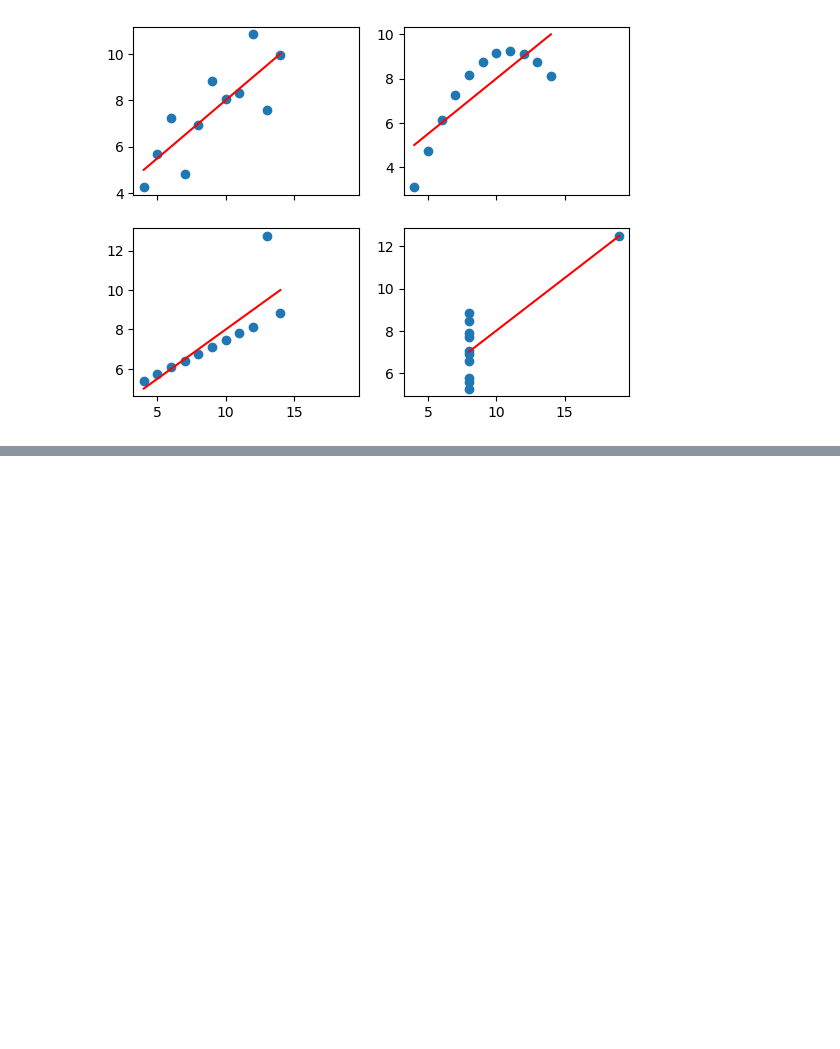
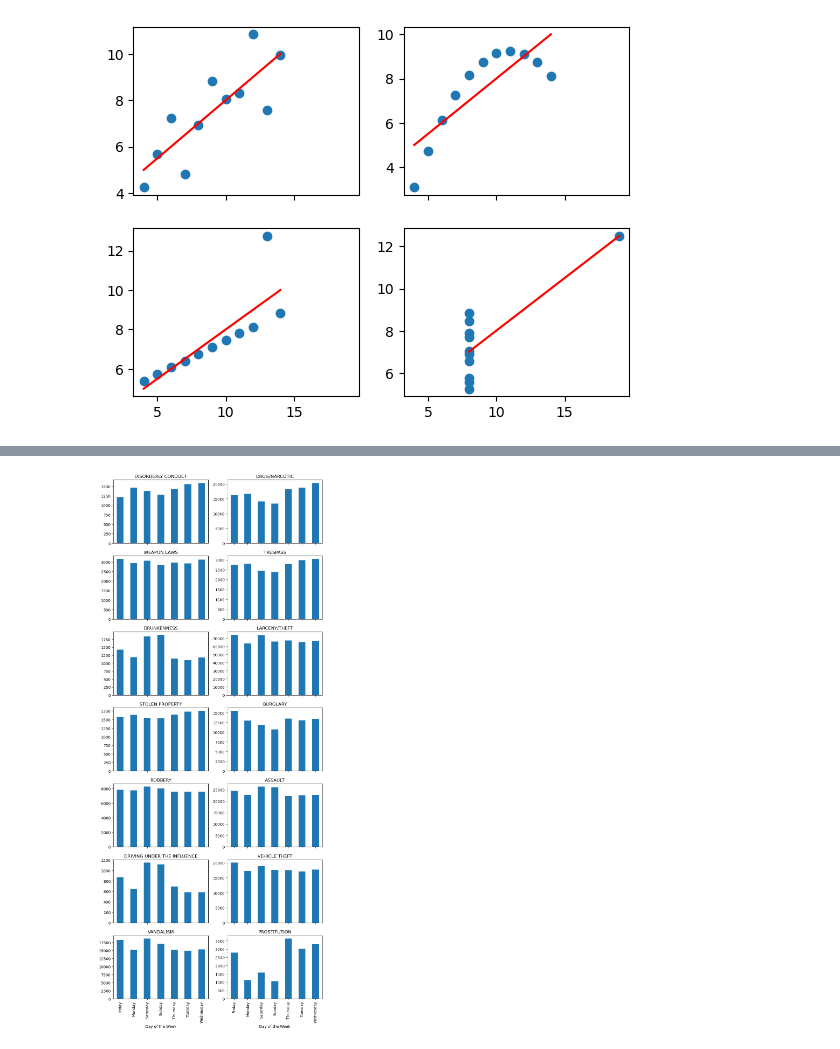
Before and after one commit to vivivaradi/socialdata2023, a Jupyter notebook: weeks/week2_Vivi.ipynb, the cells around one changed output, grey strips where cells are left out. Drawn from its saved outputs; the diff is of its cells as text; code cells hidden in the pictures; blank space fills up the shorter version.

```diff
--- a/weeks/week2_Vivi.ipynb
+++ b/weeks/week2_Vivi.ipynb
@@ -92,0 +75,12 @@ plt.show()
+# %%
+columns = ['Category', 'Date', 'Time', 'DayOfWeek']
+data = pd.read_csv('crime.csv')
+crimeData = pd.DataFrame(data, columns=columns)
+focuscrimes = set(['WEAPON LAWS', 'PROSTITUTION', 'DRIVING UNDER THE INFLUENCE', 'ROBBERY', 'BURGLARY', 'ASSAULT', 'DRUNKENNESS', 'DRUG/NARCOTIC', 'TRESPASS', 'LARCENY/THEFT', 'VANDALISM', 'VEHICLE THEFT', 'STOLEN PROPERTY', 'DISORDERLY CONDUCT'])
+# %%
+crimeData['Date'] = pd.to_datetime(crimeData['Date'])
+weekdays = ['Monday', 'Tuesday', 'Wednesday', 'Thursday', 'Friday', 'Saturday', 'Sunday']
+dayType = CategoricalDtype(categories=weekdays, ordered=True)
+crimeData['DayOfWeek'] = crimeData['DayOfWeek'].astype(dayType)
+crimeData = crimeData[crimeData['Date'].dt.year != 2018]
+crimeData
@@ -92,0 +101,14 @@ plt.show()
+# %%
+categorizedDaily = {}
+days = pd.unique(crimeData['DayOfWeek'])
+for category in focuscrimes:
+    dict = {}
+    for day in days:
+        # filtering data to count the crimes in the specific category per day
+        temp = data.loc[data['DayOfWeek'] == day]
+        count = temp.loc[data['Category'] == category].shape[0]
+        dict[day] = count
+    # creating dataframe and adding it to dictionary labeled with the crime category
+    df = pd.DataFrame(dict.items(), columns=['Day of the Week', 'Crime count'])
+    categorizedDaily[category] = df
+categorizedDaily
@@ -92,0 +133,9 @@ plt.show()
+# %%
+fig, axes = plt.subplots(nrows=7, ncols=2, sharex=True)
+i = 0
+for crime, df in categorizedDaily.items():
+    df = df.sort_values(by=['Day of the Week'])
+    df.plot.bar(ax=axes[i//2, i%2], x=df.columns[0], y=df.columns[1], title=crime, figsize=(10,25), legend=None)
+    i += 1
+# %% [output]
+[figure, added]
```
Also changed, not shown: parts of 6 cells of this notebook.
